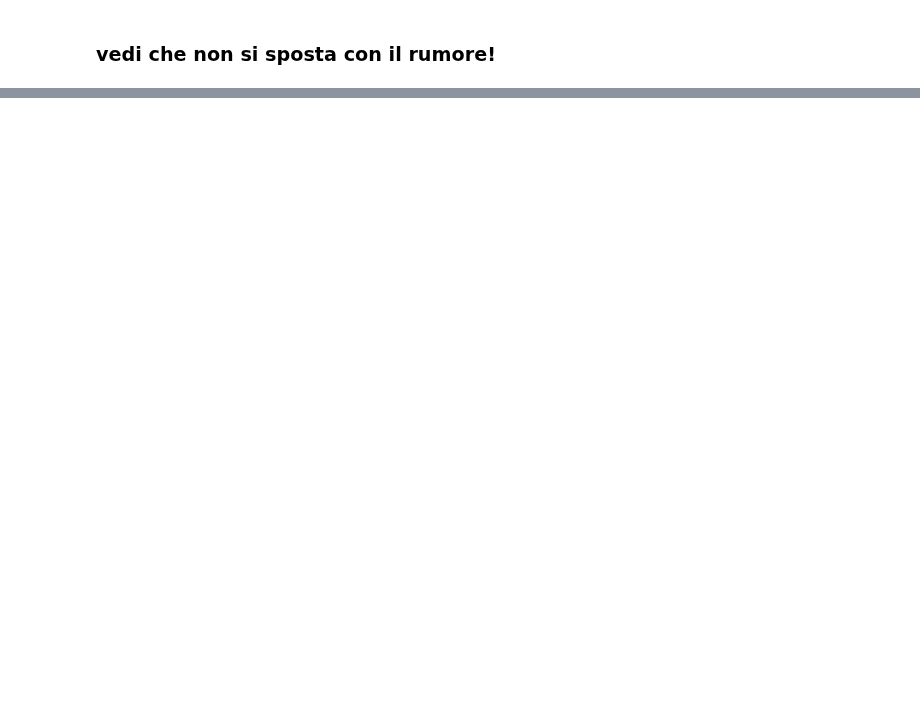
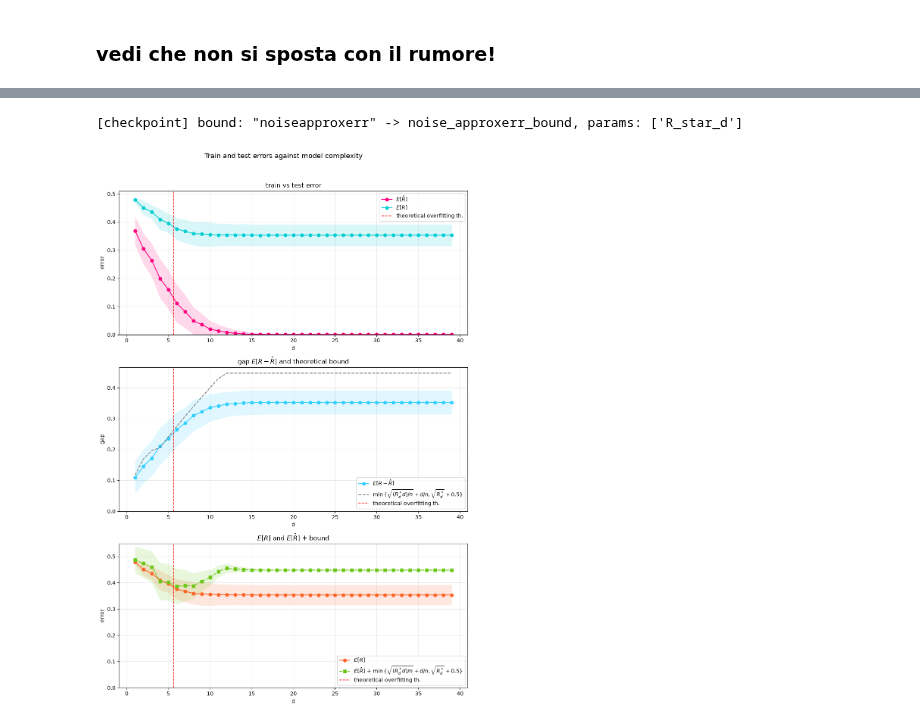
Before and after one commit to matildedol/tesi, a Jupyter notebook: source/rifaresperimenti.ipynb, the cells around one changed output, grey strips where cells are left out. Saved outputs shown, nothing was run; the diff lists cells and outputs as text; code cells hidden in the pictures; blank space fills up the shorter version.

```diff
--- a/source/rifaresperimenti.ipynb
+++ b/source/rifaresperimenti.ipynb
@@ -106,0 +159,18 @@ We plot
+# %%
+
+# build test set
+x_test = sample_x(data_size_test, supp_size)
+y_test = sample_y_bernoulli(x = x_test, f = mysine, p = noise_par)
+
+# build models and do plots
+hat_Rs, Rs, gaps, std_hat_Rs, std_Rs, std_gaps, predictions, x, y, x_grid = main_loop(
+    x_test, y_test, n = data_size_tr, p = noise_par, T = num_iter, model = mymodel,
+    f = mysine, noise_type = "bernoulli",
+    N = supp_size)
+plots(hat_Rs, Rs, gaps, std_hat_Rs=std_hat_Rs, std_Rs=std_Rs, std_gaps=std_gaps,
+      n = data_size_tr, noise_type = "bernoulli", p = noise_par, T= num_iter, model = mymodel,
+      bound_name = "noiseapproxerr", bound_params = {"R_star_d": R_star_d}
+      )
+# %% [output]
+[checkpoint] bound: "noiseapproxerr" -> noise_approxerr_bound, params: ['R_star_d']
+[figure, added]
```
Also changed, not shown: parts of 13 cells of this notebook, 3 other files.
